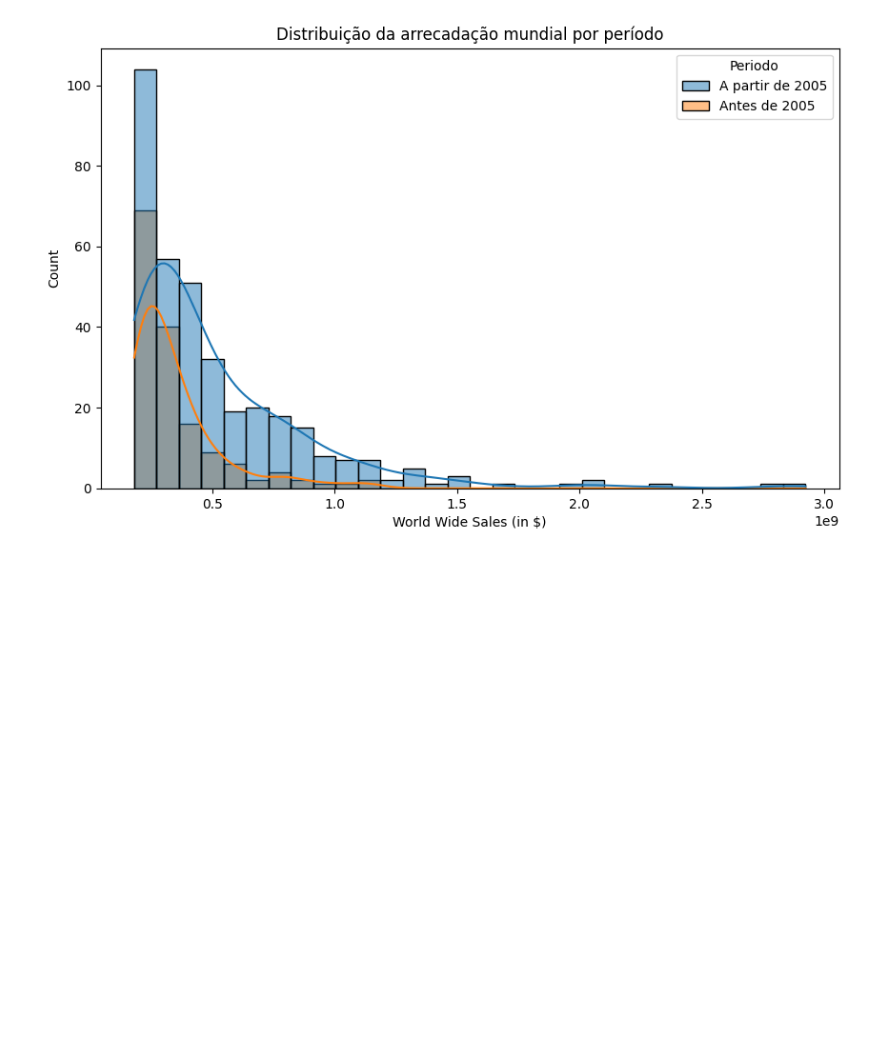
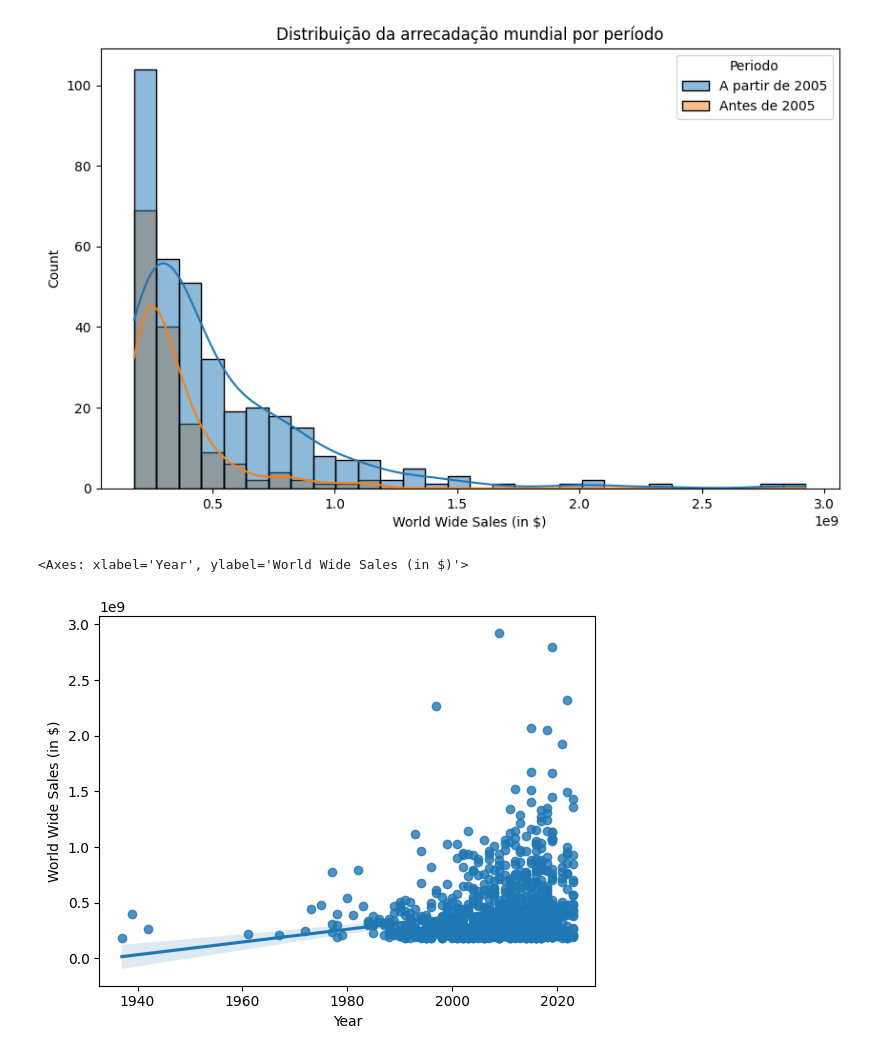
Before and after one commit to gabrielaniceto1/TrabalhoEstatistica, a Jupyter notebook: pergunta1.ipynb, the cells around one changed output. Saved outputs shown, nothing was run; the diff lists cells and outputs as text; code cells hidden in the pictures; blank space fills up the shorter version.

```diff
--- a/pergunta1.ipynb
+++ b/pergunta1.ipynb
@@ -354,3 +354,8 @@ plt.title("Distribuição da arrecadação mundial por período")
 plt.show()
 # %% [output]
 [figure]
+# %%
+sns.regplot(x='Year', y='World Wide Sales (in $)', data=df)
+# %% [output]
+<Axes: xlabel='Year', ylabel='World Wide Sales (in $)'>
+[figure, added]
```
Also changed, not shown: parts of 3 cells of this notebook.
